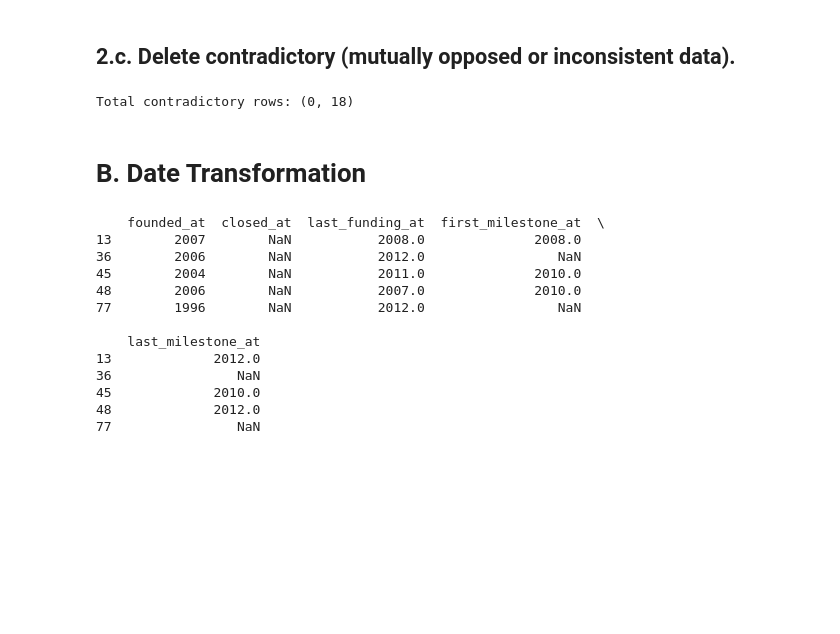
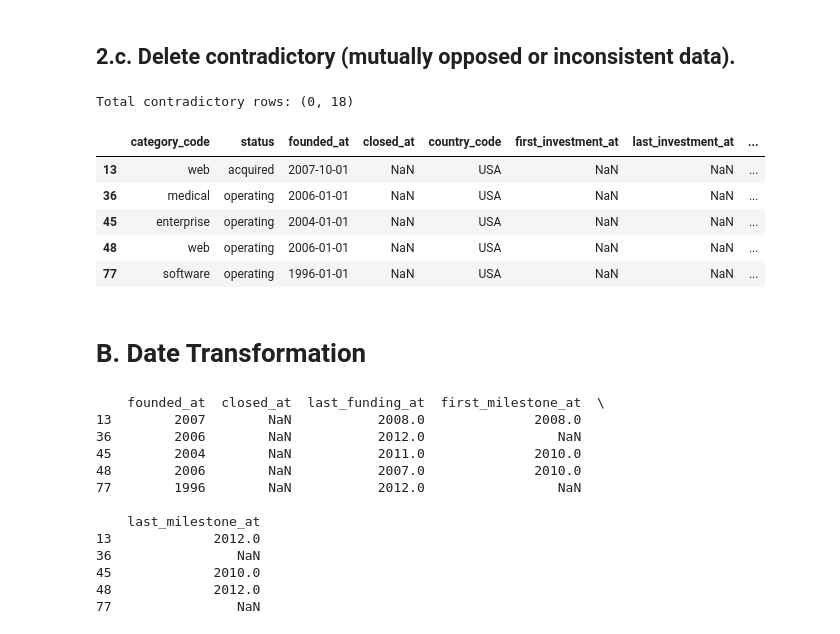
Before and after one commit to girish935/Startup-Data-Preprocessing-Pipeline, a Jupyter notebook: Startup_Data_Preprocessing.ipynb, the cells around one changed output. Cells and saved outputs as stored; diff of their text form; code cells hidden in the pictures; blank space fills up the shorter version.

```diff
--- a/Startup_Data_Preprocessing.ipynb
+++ b/Startup_Data_Preprocessing.ipynb
@@ -191,13 +200,22 @@ contradictions = company[
     ((company['status'] == 'active') & (company['closed_at'].notnull())) |
     ((company['status'] == 'closed') & (company['closed_at'].isnull()))
 ]
-
+company = company.drop(contradictions.index)
 print("Total contradictory rows:", contradictions.shape)
 
 # Drop them
 company = company.drop(contradictions.index)
 # %% [output]
 Total contradictory rows: (0, 18)
+# %%
+company.head()
+# %% [output]
+|  | category_code | status | founded_at | closed_at | country_code | first_investment_at | last_investment_at | ... |
+| 13 | web | acquired | 2007-10-01 | NaN | USA | NaN | NaN | ... |
+| 36 | medical | operating | 2006-01-01 | NaN | USA | NaN | NaN | ... |
+| 45 | enterprise | operating | 2004-01-01 | NaN | USA | NaN | NaN | ... |
+| 48 | web | operating | 2006-01-01 | NaN | USA | NaN | NaN | ... |
+| 77 | software | operating | 1996-01-01 | NaN | USA | NaN | NaN | ... |
 # %% [markdown]
 # B. Date Transformation
 # %%
```
Also changed, not shown: parts of 20 cells of this notebook.
